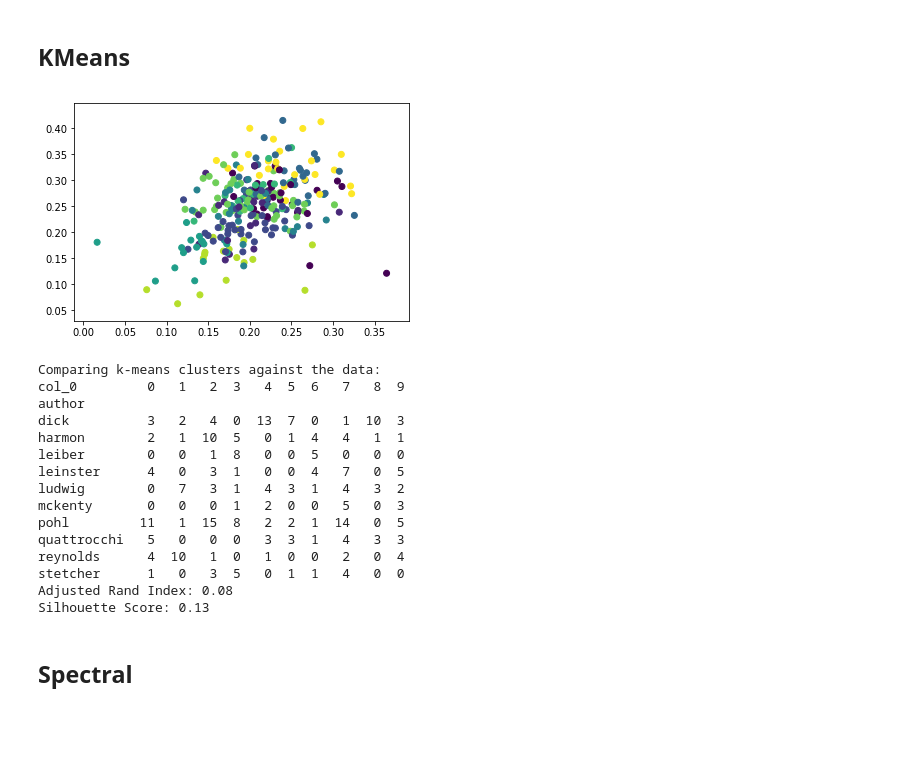
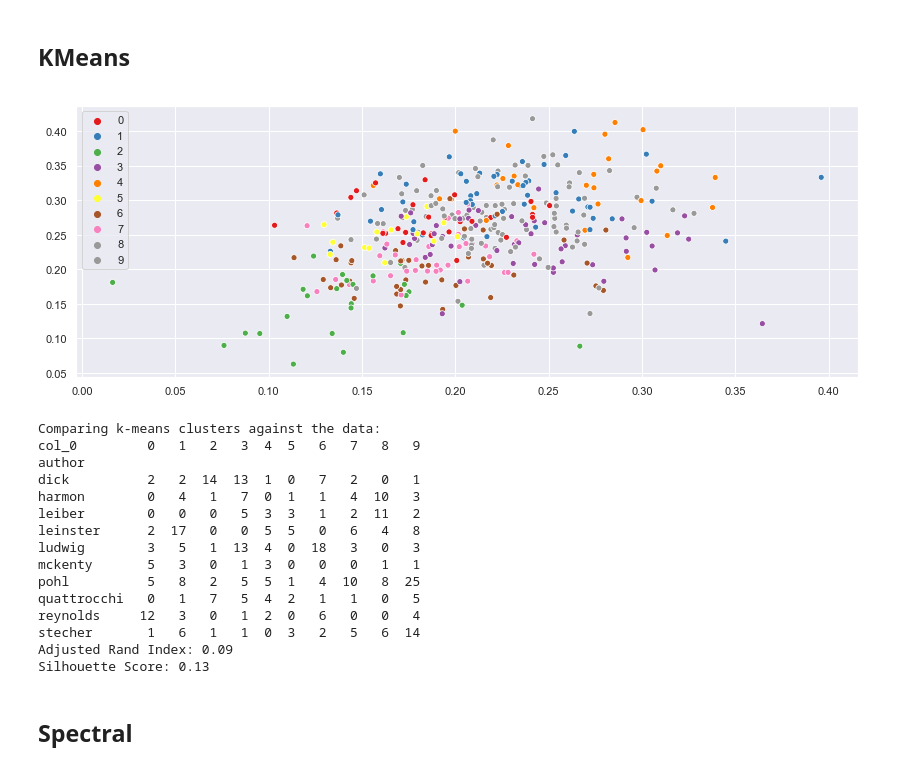
Before and after one commit to cbevis/U4_Capstone, a Jupyter notebook: U4_Capstone.ipynb, the cells around one changed output. Drawn from its saved outputs; the diff is of its cells as text; code cells hidden in the pictures; blank space fills up the shorter version.

```diff
--- a/U4_Capstone.ipynb
+++ b/U4_Capstone.ipynb
@@ -484,27 +561,31 @@ df_pos.head()
 | 4 | 89 | 84 | 42 | 26 | 85 | 1 | 161 | 4 | 22 | 53 | 19 | ... |
 # %%
 df_pos['all_caps'] = df['all_caps']
+df_pos['exclamation'] = df['exclamation']
+df_pos['question'] = df['question']
+# %%
+df_pos_cols = ['adj', 'adp', 'adv', 'cconj', 'det', 'intj', 'noun', 'num', 'part', 'pron', 'propn', 'punct', 'sym', 'verb']
 # %% [markdown]
 ## Means Shift
 # %%
 #Normalize POS data along feature axis to make up for shorter and longer passages
 norm = Normalizer(norm='l2')
-Xpos_norm = norm.fit_transform(df_pos)
+Xpos_norm = norm.fit_transform(df_pos[df_pos_cols])
 
-X_train3, X_test3, y_train3, y_test3 = train_test_split(Xpos_norm,
+X_train_pos, X_test_pos, y_train_pos, y_test_pos = train_test_split(Xpos_norm,
                                                     df['author'],
                                                     test_size=0.25,
                                                     random_state=0)
 
-y_train_text, y_test_text = train_test_split(df['text'], test_size=0.3, random_state=0)
+y_train_text, y_test_text = train_test_split(df['text'], test_size=0.25, random_state=0)
 # %%
 # Here we set the bandwidth. This function automatically derives a bandwidth
 # number based on an inspection of the distances among points in the data.
-bandwidth = estimate_bandwidth(X_train3, quantile=0.2)
+bandwidth = estimate_bandwidth(X_train_pos, quantile=0.2)
 
 # Declare and fit the model.
 ms = MeanShift(bandwidth=bandwidth, bin_seeding=True)
-ms.fit(X_train3)
+ms.fit(X_train_pos)
 
 # Extract cluster assignments for each data point.
 labels = ms.labels_
@@ -516,5 +597,16 @@ cluster_centers = ms.cluster_centers_
 n_clusters_ = len(np.unique(labels))
 
 print("Number of estimated clusters: {}".format(n_clusters_))
+
+plt.scatter(X_train_pos[:, 0], X_train_pos[:,1], c=labels)
+plt.show()
+
+print('Comparing the assigned categories to the ones in the data:')
+print(pd.crosstab(y_train_pos,labels))
+print('\nAdjusted Rand Index: {:.2f}'.format(metrics.adjusted_rand_score(y_train_pos,
+                                                                         labels)))
+print('Silhouette Score: {:.2f}'.format(metrics.silhouette_score(X_train_pos,
+                                                                 labels,
+                                                                 metric='euclidean')))
 # %% [output]
 Number of estimated clusters: 4
@@ -545,36 +631,36 @@ Adjusted Rand Index: 0.00
 ## KMeans
 # %%
 # Calculate predicted values.
-y_pred = KMeans(n_clusters=10).fit_predict(X_train3)
+y_pred = KMeans(n_clusters=10).fit_predict(X_train_pos)
 
 # Plot the solution.
-plt.scatter(X_train3[:, 0], X_train3[:, 1], c=y_pred)
+sns.scatterplot(X_train_pos[:, 0], X_train_pos[:, 1], hue=y_pred, legend='full', palette='Set1')
 plt.show()
 
 # Check the solution against the data.
 print('Comparing k-means clusters against the data:')
-print(pd.crosstab(y_train3, y_pred))
-print('Adjusted Rand Index: {:.2f}'.format(metrics.adjusted_rand_score(y_train3,
+print(pd.crosstab(y_train_pos, y_pred))
+print('Adjusted Rand Index: {:.2f}'.format(metrics.adjusted_rand_score(y_train_pos,
                                                                        y_pred)))
-print('Silhouette Score: {:.2f}'.format(metrics.silhouette_score(X_train3,
+print('Silhouette Score: {:.2f}'.format(metrics.silhouette_score(X_train_pos,
                                                                 y_pred,
                                                                 metric='euclidean')))
 # %% [output]
-[figure, old version]
+[figure, new version]
 Comparing k-means clusters against the data:
-col_0         0   1   2  3   4  5  6   7   8  9
+col_0         0   1   2   3  4  5   6   7   8   9
 author
-dick          3   2   4  0  13  7  0   1  10  3
-harmon        2   1  10  5   0  1  4   4   1  1
-leiber        0   0   1  8   0  0  5   0   0  0
-leinster      4   0   3  1   0  0  4   7   0  5
-ludwig        0   7   3  1   4  3  1   4   3  2
-mckenty       0   0   0  1   2  0  0   5   0  3
-pohl         11   1  15  8   2  2  1  14   0  5
-quattrocchi   5   0   0  0   3  3  1   4   3  3
-reynolds      4  10   1  0   1  0  0   2   0  4
-stetcher      1   0   3  5   0  1  1   4   0  0
-Adjusted Rand Index: 0.08
+dick          2   2  14  13  1  0   7   2   0   1
+harmon        0   4   1   7  0  1   1   4  10   3
+leiber        0   0   0   5  3  3   1   2  11   2
+leinster      2  17   0   0  5  5   0   6   4   8
+ludwig        3   5   1  13  4  0  18   3   0   3
+mckenty       5   3   0   1  3  0   0   0   1   1
+pohl          5   8   2   5  5  1   4  10   8  25
+quattrocchi   0   1   7   5  4  2   1   1   0   5
+reynolds     12   3   0   1  2  0   6   0   0   4
+stecher       1   6   1   1  0  3   2   5   6  14
+Adjusted Rand Index: 0.09
 Silhouette Score: 0.13
 # %% [markdown]
 ## Spectral
```
Also changed, not shown: parts of 74 cells of this notebook.
